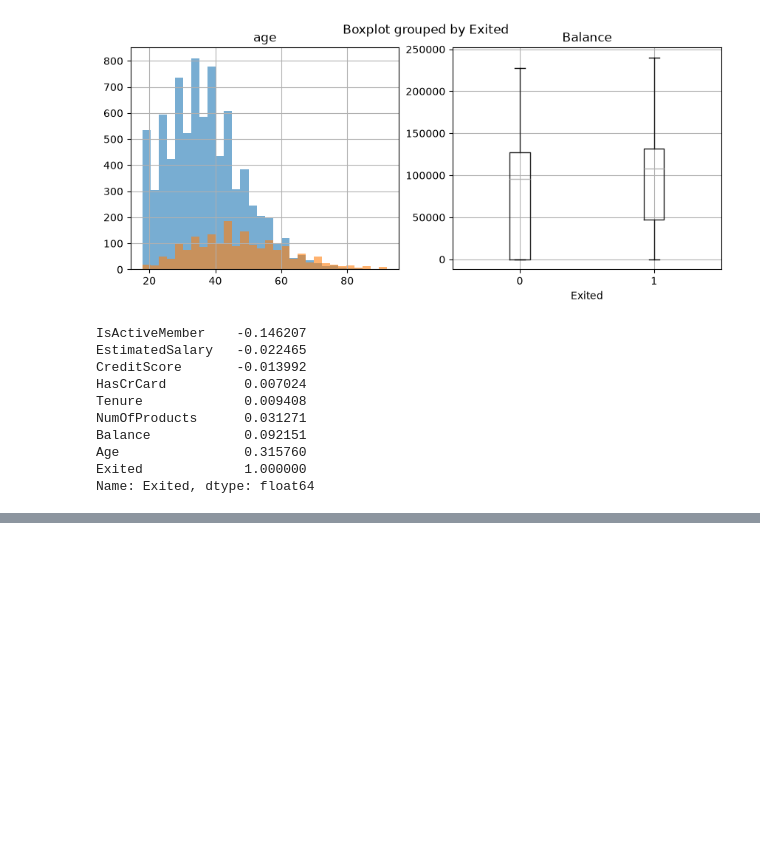
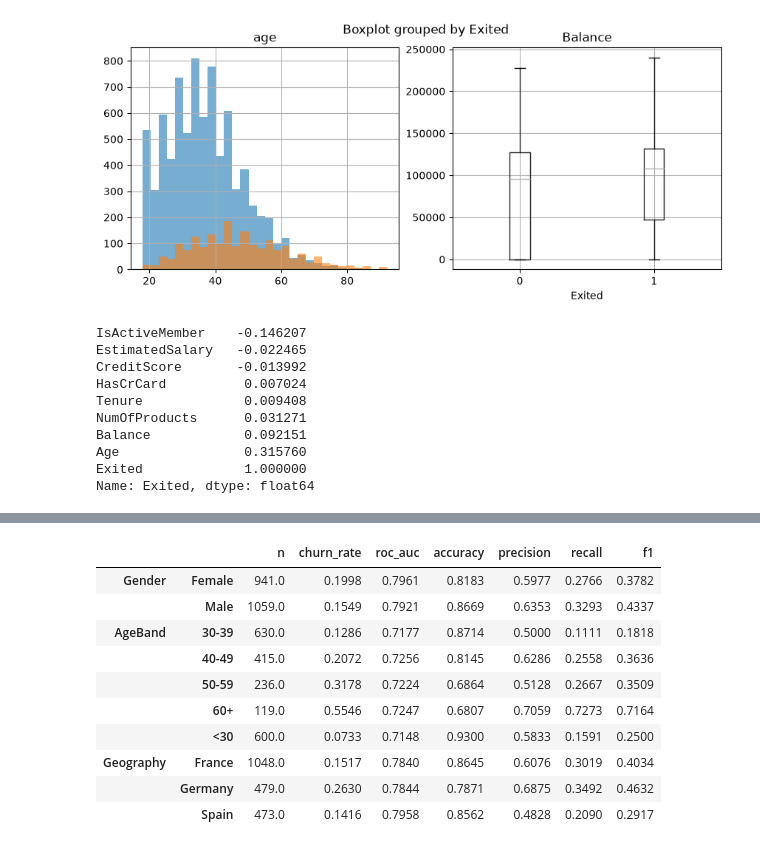
Before and after one commit to agile-orchestrator/tulip-churn, a Jupyter notebook: notebooks/01_exploration.ipynb, the cells around one changed output, grey strips where cells are left out. Cells and saved outputs as stored; diff of their text form; code cells hidden in the pictures; blank space fills up the shorter version.

```diff
--- a/notebooks/01_exploration.ipynb
+++ b/notebooks/01_exploration.ipynb
@@ -136,0 +91,3 @@ joblib.dump(m, '../models/model.joblib')
+# %%
+model, metrics = fit_and_evaluate(df, TrainConfig())
+metrics['test']
@@ -136,0 +102,14 @@ joblib.dump(m, '../models/model.joblib')
+# %%
+pd.concat({g: pd.DataFrame(v).T for g, v in metrics['by_group'].items()})
+# %% [output]
+|  |  | n | churn_rate | roc_auc | accuracy | precision | recall | f1 |
+| Gender | Female | 941.0 | 0.1998 | 0.7961 | 0.8183 | 0.5977 | 0.2766 | 0.3782 |
+|  | Male | 1059.0 | 0.1549 | 0.7921 | 0.8669 | 0.6353 | 0.3293 | 0.4337 |
+| AgeBand | 30-39 | 630.0 | 0.1286 | 0.7177 | 0.8714 | 0.5000 | 0.1111 | 0.1818 |
+|  | 40-49 | 415.0 | 0.2072 | 0.7256 | 0.8145 | 0.6286 | 0.2558 | 0.3636 |
+|  | 50-59 | 236.0 | 0.3178 | 0.7224 | 0.6864 | 0.5128 | 0.2667 | 0.3509 |
+|  | 60+ | 119.0 | 0.5546 | 0.7247 | 0.6807 | 0.7059 | 0.7273 | 0.7164 |
+|  | <30 | 600.0 | 0.0733 | 0.7148 | 0.9300 | 0.5833 | 0.1591 | 0.2500 |
+| Geography | France | 1048.0 | 0.1517 | 0.7840 | 0.8645 | 0.6076 | 0.3019 | 0.4034 |
+|  | Germany | 479.0 | 0.2630 | 0.7844 | 0.7871 | 0.6875 | 0.3492 | 0.4632 |
+|  | Spain | 473.0 | 0.1416 | 0.7958 | 0.8562 | 0.4828 | 0.2090 | 0.2917 |
```
Also changed, not shown: parts of 10 cells of this notebook, 2 other files.
